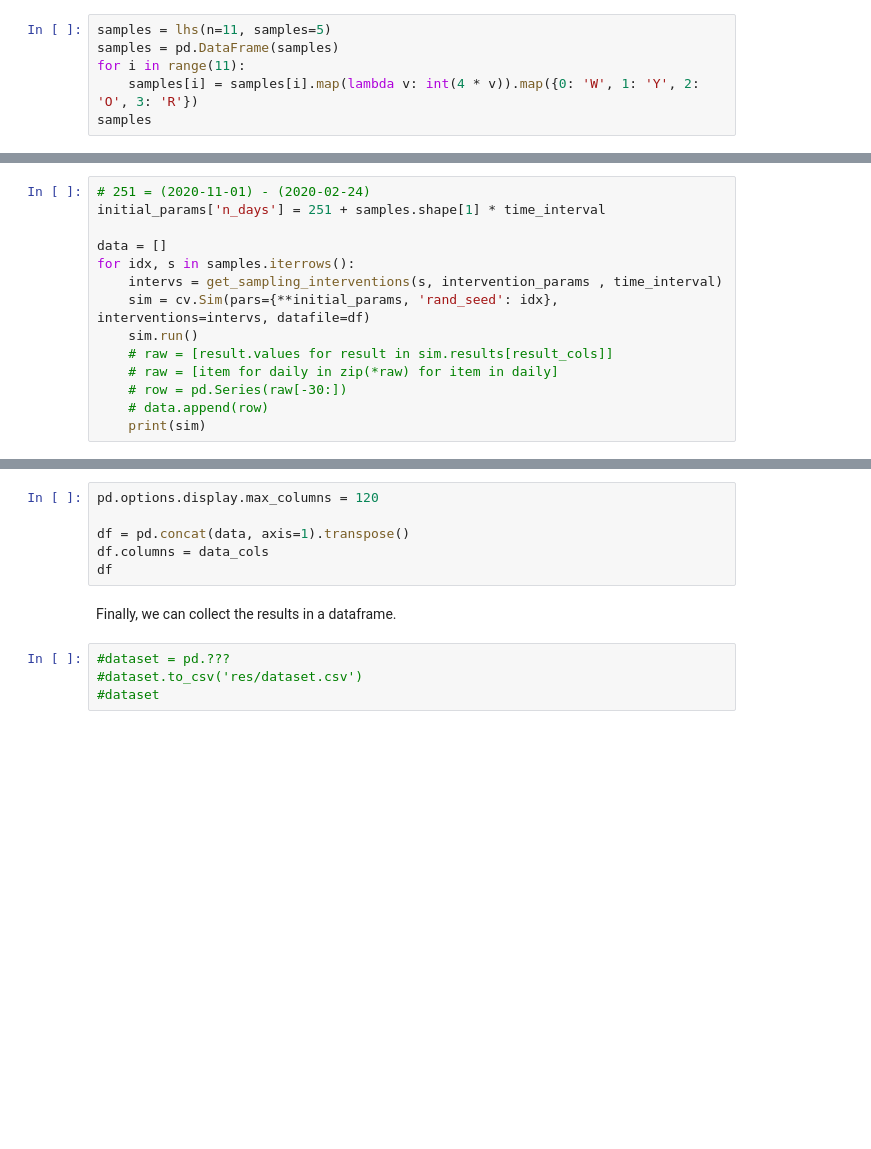
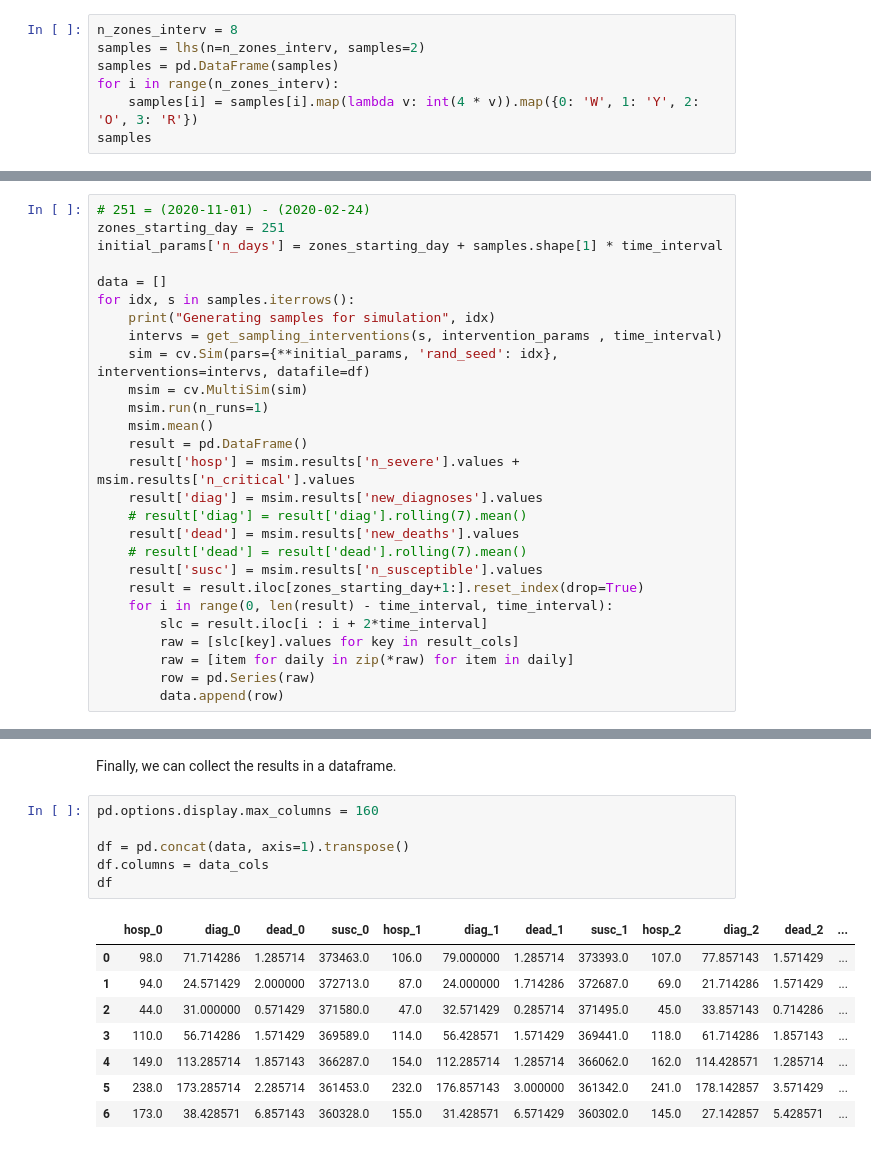
Before and after one commit to LIA-UniBo/EpidemicModelLearning, a Jupyter notebook: notebooks/3. Data Generation.ipynb, the cells around one changed output, grey strips where cells are left out. Saved outputs shown, nothing was run; the diff lists cells and outputs as text; blank space fills up the shorter version.

Commit message:
Implement dataset generation

```diff
--- a/notebooks/3. Data Generation.ipynb
+++ b/notebooks/3. Data Generation.ipynb
@@ -31,6 +25,7 @@ TODO: Description
 # %%
-samples = lhs(n=11, samples=5)
+n_zones_interv = 8
+samples = lhs(n=n_zones_interv, samples=2)
 samples = pd.DataFrame(samples)
-for i in range(11):
+for i in range(n_zones_interv):
     samples[i] = samples[i].map(lambda v: int(4 * v)).map({0: 'W', 1: 'Y', 2: 'O', 3: 'R'})
 samples
@@ -44,14 +43,27 @@ data_cols = [col + str(day) for day in sim_days for col in result_cols]
 # %%
 # 251 = (2020-11-01) - (2020-02-24)
-initial_params['n_days'] = 251 + samples.shape[1] * time_interval
+zones_starting_day = 251
+initial_params['n_days'] = zones_starting_day + samples.shape[1] * time_interval
 
 data = []
 for idx, s in samples.iterrows():
+    print("Generating samples for simulation", idx)
     intervs = get_sampling_interventions(s, intervention_params , time_interval)
     sim = cv.Sim(pars={**initial_params, 'rand_seed': idx}, interventions=intervs, datafile=df)
-    sim.run()
-    # raw = [result.values for result in sim.results[result_cols]]
-    # raw = [item for daily in zip(*raw) for item in daily]
-    # row = pd.Series(raw[-30:])
-    # data.append(row)
-    print(sim)
+    msim = cv.MultiSim(sim)
+    msim.run(n_runs=1)
+    msim.mean()
+    result = pd.DataFrame()
+    result['hosp'] = msim.results['n_severe'].values + msim.results['n_critical'].values
+    result['diag'] = msim.results['new_diagnoses'].values
+    # result['diag'] = result['diag'].rolling(7).mean()
+    result['dead'] = msim.results['new_deaths'].values
+    # result['dead'] = result['dead'].rolling(7).mean()
+    result['susc'] = msim.results['n_susceptible'].values
+    result = result.iloc[zones_starting_day+1:].reset_index(drop=True)
+    for i in range(0, len(result) - time_interval, time_interval):
+        slc = result.iloc[i : i + 2*time_interval]
+        raw = [slc[key].values for key in result_cols]
+        raw = [item for daily in zip(*raw) for item in daily]
+        row = pd.Series(raw)
+        data.append(row)
@@ -58,12 +73,17 @@ for idx, s in samples.iterrows():
-# %%
-pd.options.display.max_columns = 120
-
-df = pd.concat(data, axis=1).transpose()
-df.columns = data_cols
-df
 # %% [markdown]
 Finally, we can collect the results in a dataframe.
-# %%
-#dataset = pd.???
-#dataset.to_csv('res/dataset.csv')
-#dataset
+# %%
+pd.options.display.max_columns = 160
+
+df = pd.concat(data, axis=1).transpose()
+df.columns = data_cols
+df
+# %% [output]
+|  | hosp_0 | diag_0 | dead_0 | susc_0 | hosp_1 | diag_1 | dead_1 | susc_1 | hosp_2 | diag_2 | dead_2 | ... |
+| 0 | 98.0 | 71.714286 | 1.285714 | 373463.0 | 106.0 | 79.000000 | 1.285714 | 373393.0 | 107.0 | 77.857143 | 1.571429 | ... |
+| 1 | 94.0 | 24.571429 | 2.000000 | 372713.0 | 87.0 | 24.000000 | 1.714286 | 372687.0 | 69.0 | 21.714286 | 1.571429 | ... |
+| 2 | 44.0 | 31.000000 | 0.571429 | 371580.0 | 47.0 | 32.571429 | 0.285714 | 371495.0 | 45.0 | 33.857143 | 0.714286 | ... |
+| 3 | 110.0 | 56.714286 | 1.571429 | 369589.0 | 114.0 | 56.428571 | 1.571429 | 369441.0 | 118.0 | 61.714286 | 1.857143 | ... |
+| 4 | 149.0 | 113.285714 | 1.857143 | 366287.0 | 154.0 | 112.285714 | 1.285714 | 366062.0 | 162.0 | 114.428571 | 1.285714 | ... |
+| 5 | 238.0 | 173.285714 | 2.285714 | 361453.0 | 232.0 | 176.857143 | 3.000000 | 361342.0 | 241.0 | 178.142857 | 3.571429 | ... |
+| 6 | 173.0 | 38.428571 | 6.857143 | 360328.0 | 155.0 | 31.428571 | 6.571429 | 360302.0 | 145.0 | 27.142857 | 5.428571 | ... |
```
Also changed, not shown: parts of 5 cells of this notebook.
